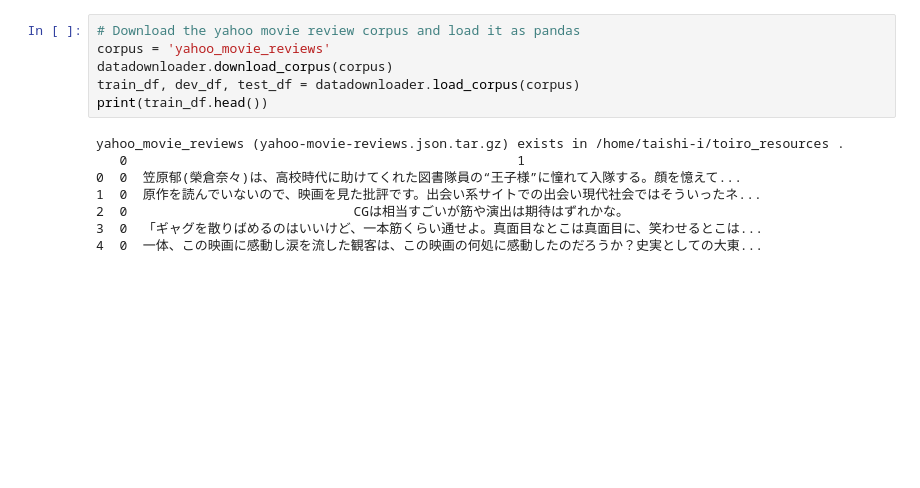
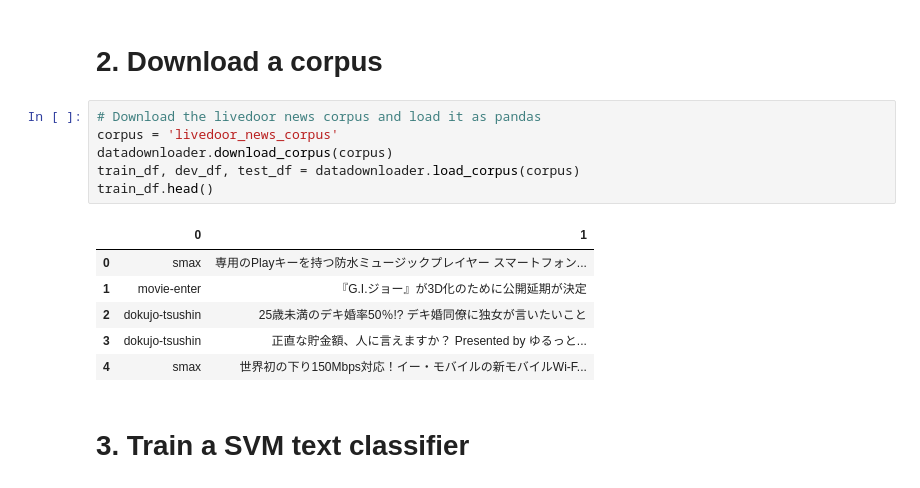
Before and after one commit to taishi-i/toiro, a Jupyter notebook: examples/05_svm_vs_bert_benchmarking_application_tasks.ipynb, the cells around one changed output. Cells and saved outputs as stored; diff of their text form; blank space fills up the shorter version.

```diff
--- a/examples/05_svm_vs_bert_benchmarking_application_tasks.ipynb
+++ b/examples/05_svm_vs_bert_benchmarking_application_tasks.ipynb
@@ -10,15 +18,18 @@ PyTorch version 1.6.0 available.
+# %% [markdown]
+# 2. Download a corpus
 # %%
-# Download the yahoo movie review corpus and load it as pandas
-corpus = 'yahoo_movie_reviews'
+# Download the livedoor news corpus and load it as pandas
+corpus = 'livedoor_news_corpus'
 datadownloader.download_corpus(corpus)
 train_df, dev_df, test_df = datadownloader.load_corpus(corpus)
-print(train_df.head())
+train_df.head()
 # %% [output]
-yahoo_movie_reviews (yahoo-movie-reviews.json.tar.gz) exists in /home/taishi-i/toiro_resources .
-   0                                                  1
-0  0  笠原郁(榮倉奈々)は、高校時代に助けてくれた図書隊員の“王子様”に憧れて入隊する。顔を憶えて...
-1  0  原作を読んでいないので、映画を見た批評です。出会い系サイトでの出会い現代社会ではそういったネ...
-2  0                             CGは相当すごいが筋や演出は期待はずれかな。
-3  0  「ギャグを散りばめるのはいいけど、一本筋くらい通せよ。真面目なとこは真面目に、笑わせるとこは...
-4  0  一体、この映画に感動し涙を流した観客は、この映画の何処に感動したのだろうか？史実としての大東...
+|  | 0 | 1 |
+| 0 | smax | 専用のPlayキーを持つ防水ミュージックプレイヤー スマートフォン... |
+| 1 | movie-enter | 『G.I.ジョー』が3D化のために公開延期が決定 |
+| 2 | dokujo-tsushin | 25歳未満のデキ婚率50％!? デキ婚同僚に独女が言いたいこと |
+| 3 | dokujo-tsushin | 正直な貯金額、人に言えますか？ Presented by ゆるっと... |
+| 4 | smax | 世界初の下り150Mbps対応！イー・モバイルの新モバイルWi-F... |
+# %% [markdown]
+# 3. Train a SVM text classifier
 # %%
```
Also changed, not shown: parts of 11 cells of this notebook.
